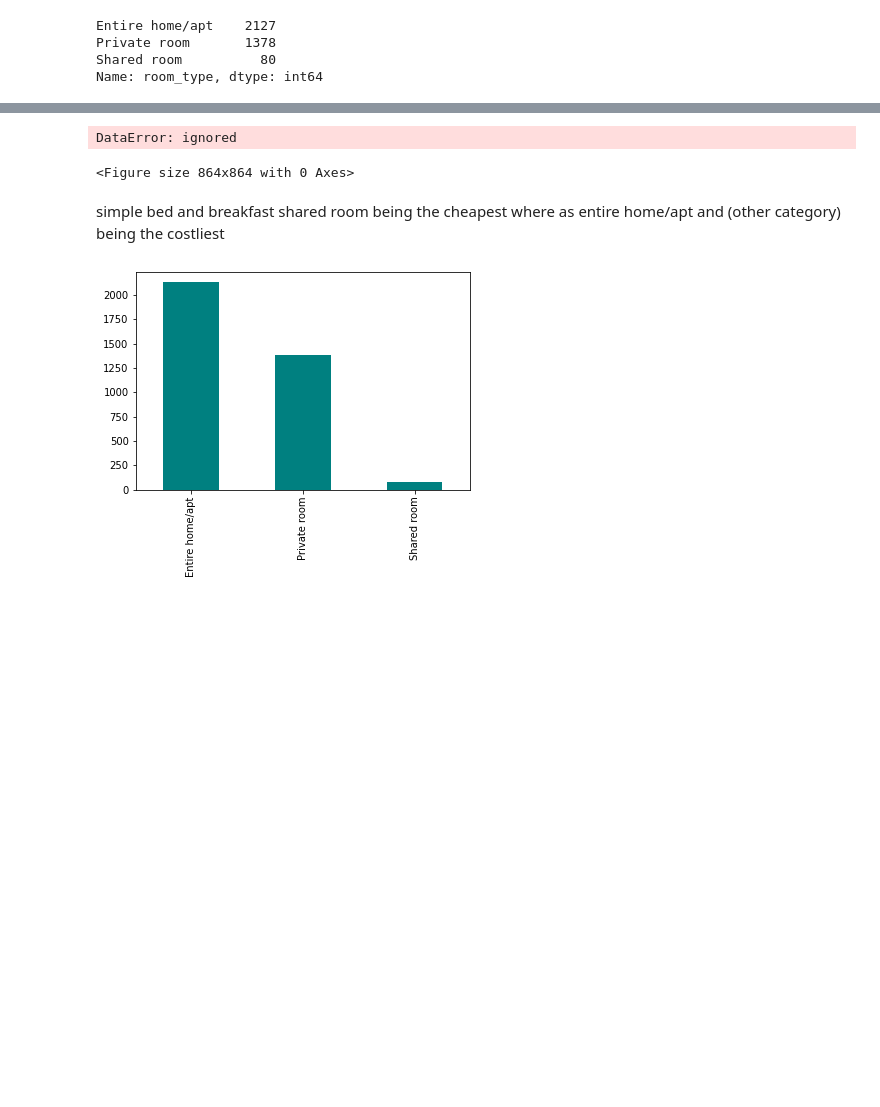
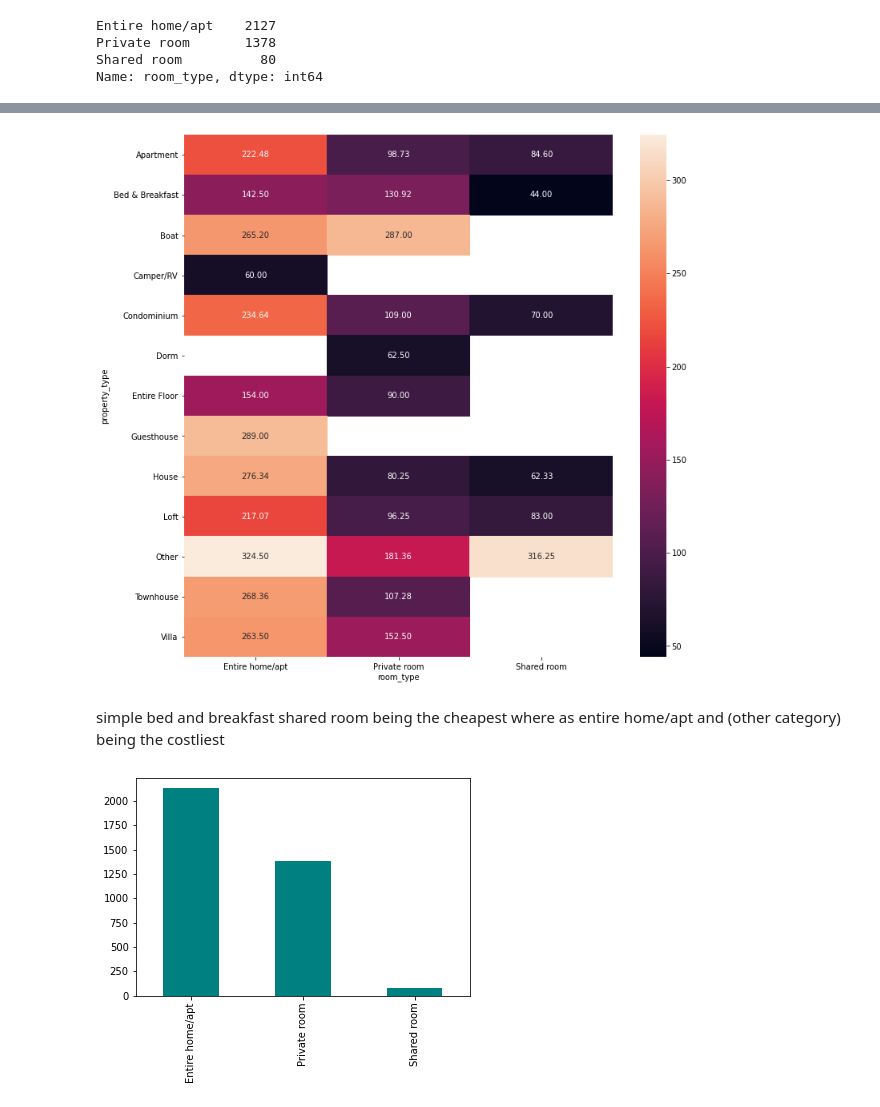
Before and after one commit to yashmanuraj2/udacity-DS, a Jupyter notebook: DSproject.ipynb, the cells around one changed output, grey strips where cells are left out. Saved outputs shown, nothing was run; the diff lists cells and outputs as text; code cells hidden in the pictures; blank space fills up the shorter version.

```diff
--- a/DSproject.ipynb
+++ b/DSproject.ipynb
@@ -208,9 +215,8 @@ DataError: ignored
 # %%
 plt.figure(figsize=(12,12));
-sns.heatmap(features_df.groupby(['property_type','room_type']).price.mean().unstack(),annot=True, fmt=".2f");
+sns.heatmap(li.groupby(['property_type','room_type']).price.mean().unstack(),annot=True, fmt=".2f");
 # %% [output]
-DataError: ignored
-<Figure size 864x864 with 0 Axes>
+[figure, added]
 # %% [markdown]
 simple bed and breakfast shared room being the cheapest
 where as
```
Also changed, not shown: parts of 18 cells of this notebook.
